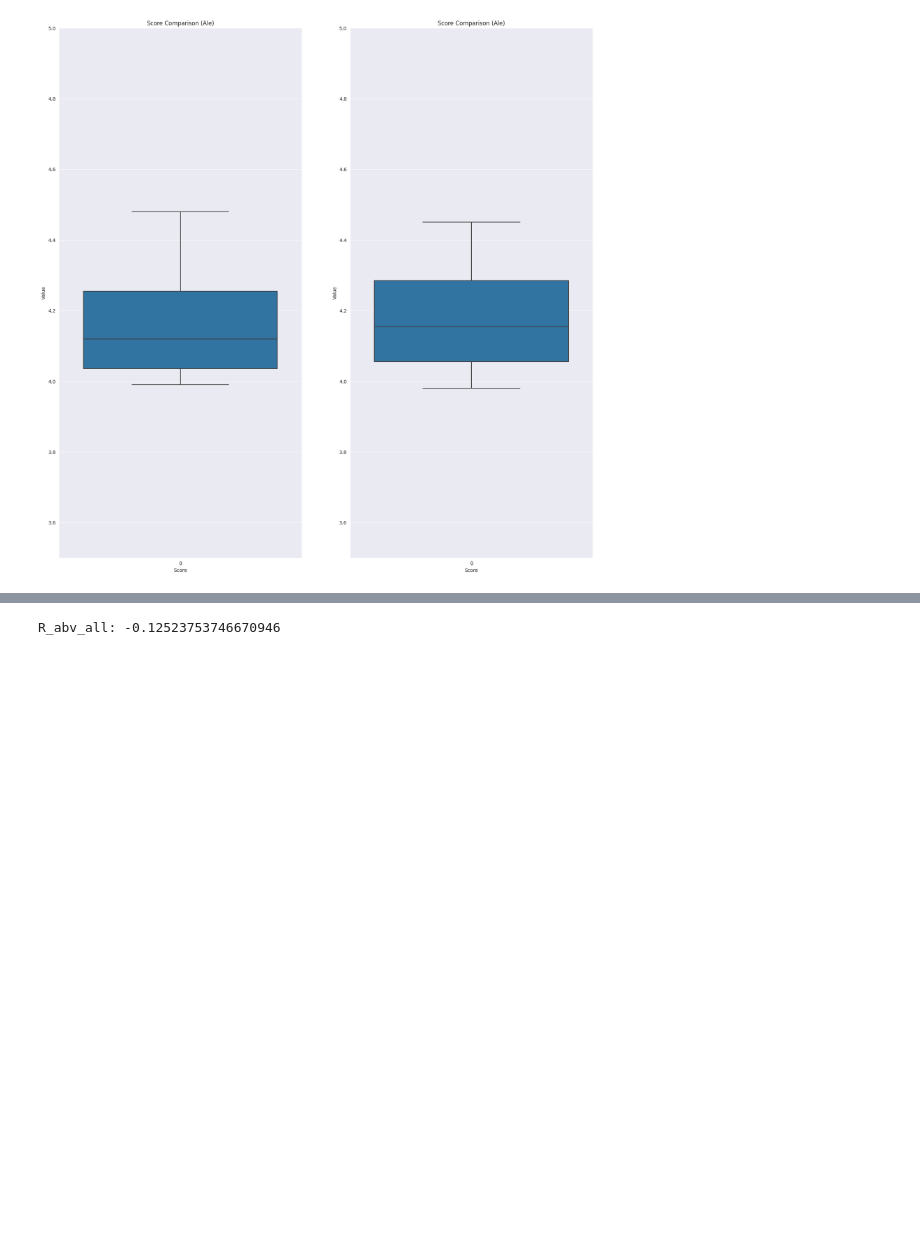
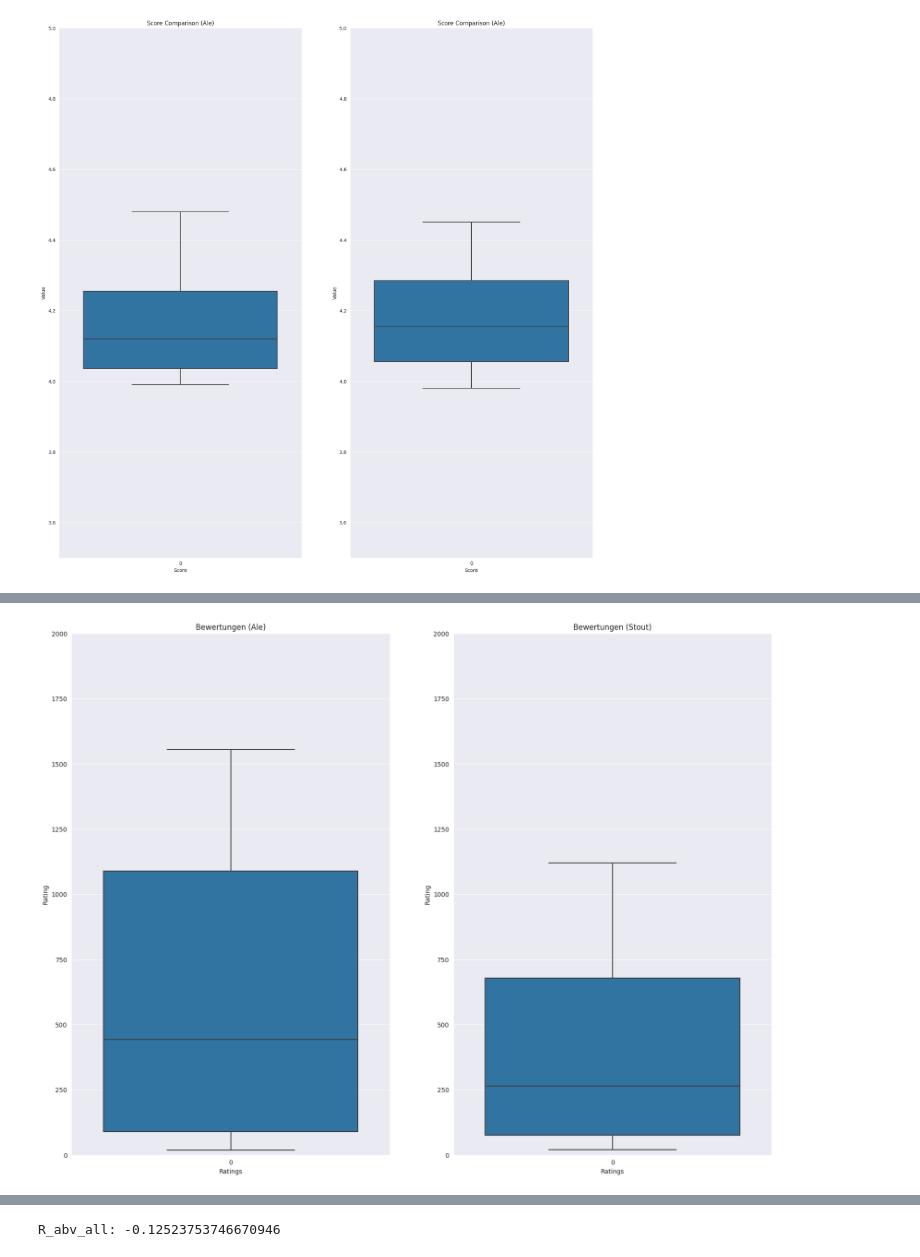
Before and after one commit to wreiner/FHJ-visdatam, a Jupyter notebook: aufg01/Aufgabe01.ipynb, the cells around one changed output, grey strips where cells are left out. Cells and saved outputs as stored; diff of their text form; code cells hidden in the pictures; blank space fills up the shorter version.

```diff
--- a/aufg01/Aufgabe01.ipynb
+++ b/aufg01/Aufgabe01.ipynb
@@ -217,0 +315,23 @@ plt.show()
+# %%
+### Rating
+
+fig, ax = plt.subplots(1,2, figsize=(20,15))
+ax.flatten()
+
+ale_r = beers[beers['style'].str.contains('ale', case=False)]['ratings'].describe(include='all')
+sns.boxplot(data=ale_r, ax=ax[0])
+ax[0].set_xlabel("Ratings")
+ax[0].set_ylabel("Rating")
+ax[0].set_title("Bewertungen (Ale)")
+ax[0].set_ylim([0, 2000])
+
+stout_r = beers[beers['style'].str.contains('stout', case=False)]['ratings'].describe(include='all')
+sns.boxplot(data=stout_r, ax=ax[1])
+ax[1].set_xlabel("Ratings")
+ax[1].set_ylabel("Rating")
+ax[1].set_title("Bewertungen (Stout)")
+ax[1].set_ylim([0, 2000])
+
+plt.show()
+# %% [output]
+[figure, added]
```
Also changed, not shown: parts of 19 cells of this notebook.
